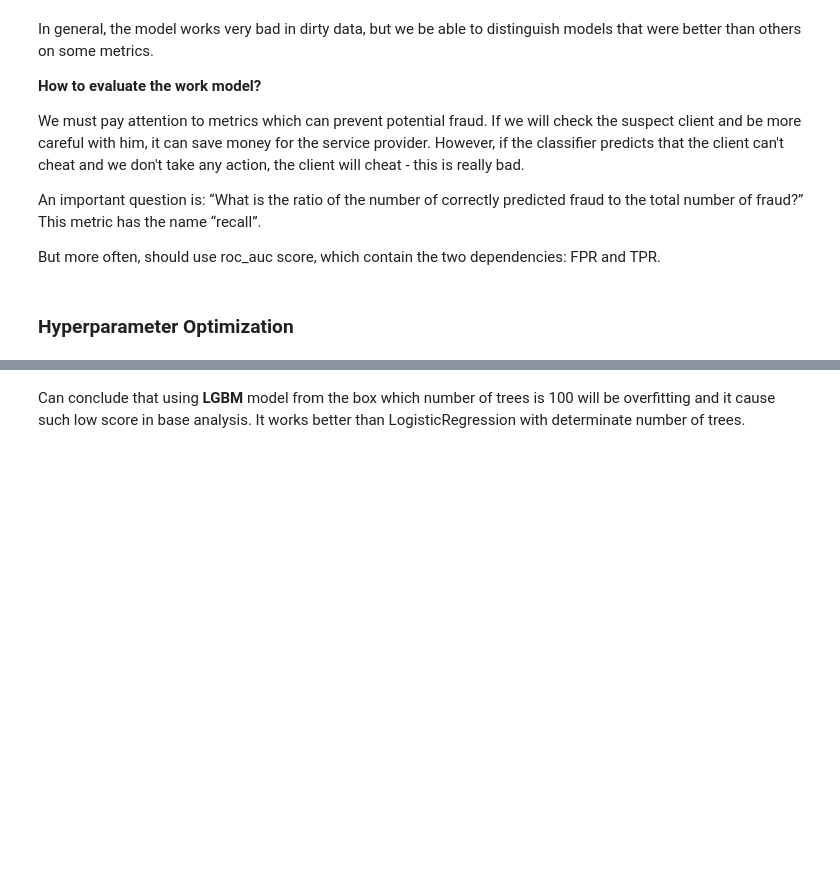
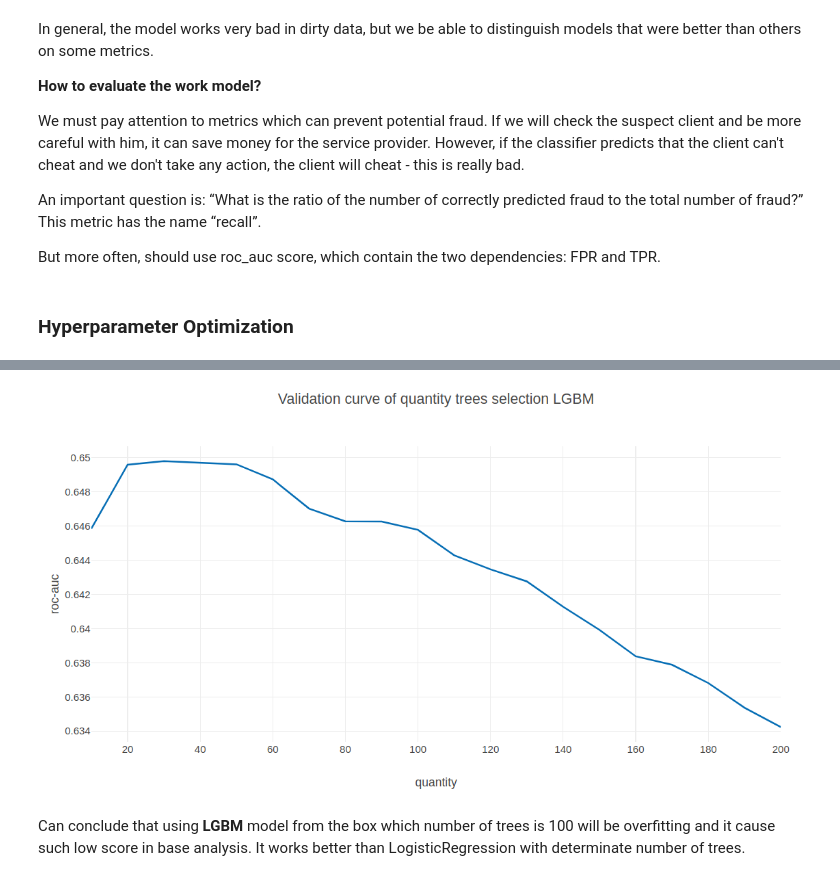
Before and after one commit to maximenkooo/JSPrediction, a Jupyter notebook: JS.ipynb, the cells around one changed output, grey strips where cells are left out. Drawn from its saved outputs; the diff is of its cells as text; code cells hidden in the pictures; blank space fills up the shorter version.

```diff
--- a/JS.ipynb
+++ b/JS.ipynb
@@ -573,6 +570,10 @@ fig = go.Figure(data=data, layout=layout)
 iplot(fig, show_link=False)
 # %% [output]
 [interactive output not drawn]
+# %%
+Image('val_curve_quant_LGBM.png')
+# %% [output]
+[figure, added]
 # %% [markdown]
 Can conclude that using **LGBM** model from the box which number of trees is 100 will be overfitting and it cause such low score in base analysis. It works better than LogisticRegression with determinate number of trees.
 # %%
```
Also changed, not shown: parts of 19 cells of this notebook.
